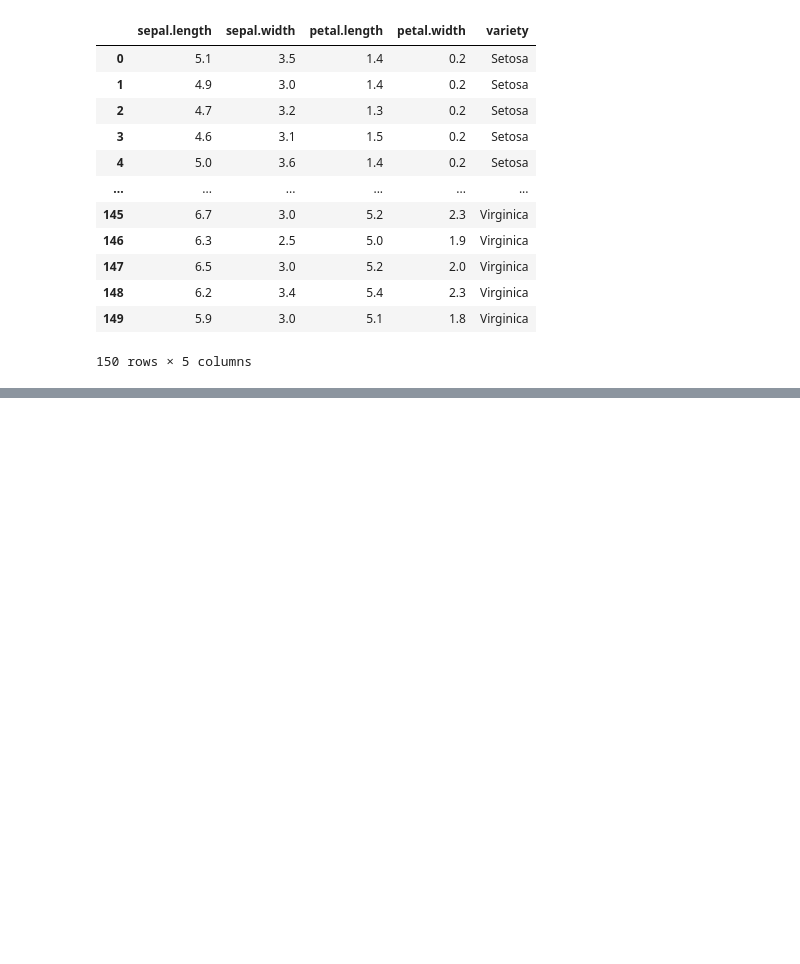
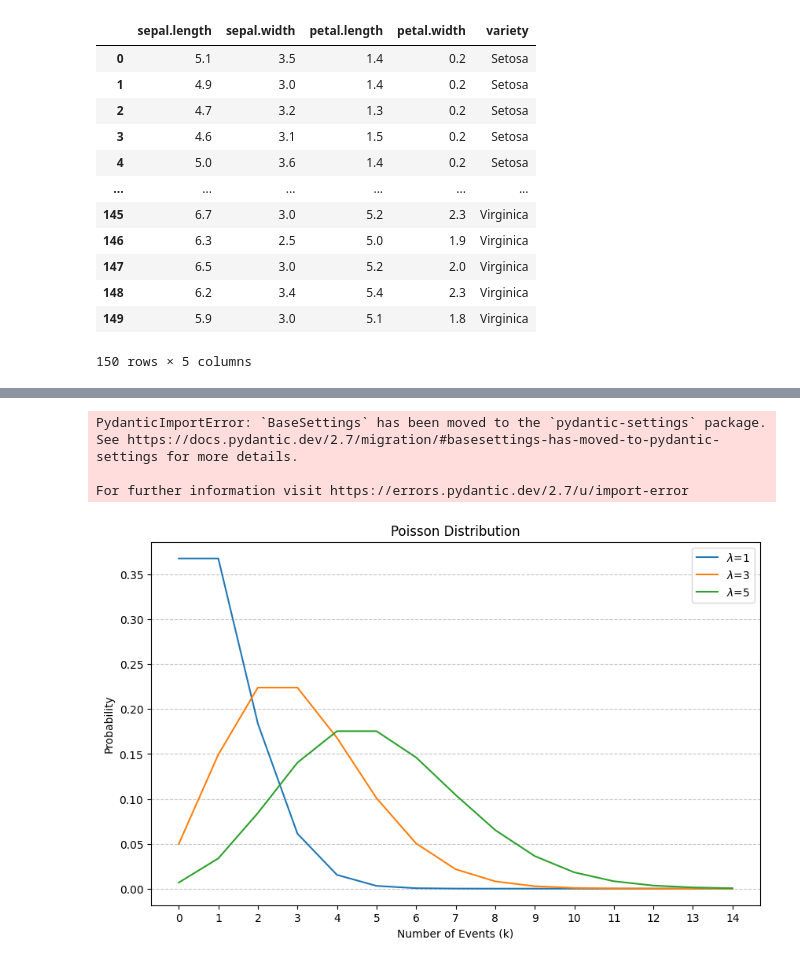
Before and after one commit to rakeshAtWork/Stats_Code, a Jupyter notebook: 1.StatsImplementation/2. DistributionOfData.ipynb, the cells around one changed output, grey strips where cells are left out. Saved outputs shown, nothing was run; the diff lists cells and outputs as text; code cells hidden in the pictures; blank space fills up the shorter version.

```diff
--- a/1.StatsImplementation/2. DistributionOfData.ipynb
+++ b/1.StatsImplementation/2. DistributionOfData.ipynb
@@ -59,0 +139,36 @@ df3
+# %%
+import pandas_profiling
+profile = data3.profile_report()
+# %% [output]
+PydanticImportError: `BaseSettings` has been moved to the `pydantic-settings` package. See https://docs.pydantic.dev/2.7/migration/#basesettings-has-moved-to-pydantic-settings for more details.
+
+For further information visit https://errors.pydantic.dev/2.7/u/import-error
+# %%
+import numpy as np
+import matplotlib.pyplot as plt
+from scipy.stats import poisson
+
+# Values of lambda (average rate parameter)
+lambdas = [1, 3, 5]
+
+# Generate x values (number of events)
+x = np.arange(0, 15)
+
+plt.figure(figsize=(10, 6))
+
+# Plot Poisson distribution for each lambda
+for lambda_ in lambdas:
+    # Calculate the PMF for each value of x
+    pmf = poisson.pmf(x, lambda_)
+    # Plot the PMF
+    plt.plot(x, pmf, label=f'$\lambda$={lambda_}')
+
+plt.title('Poisson Distribution')
+plt.xlabel('Number of Events (k)')
+plt.ylabel('Probability')
+plt.xticks(x)
+plt.grid(axis='y', linestyle='--', alpha=0.7)
+plt.legend()
+plt.show()
+# %% [output]
+[figure, added]
```
Also changed, not shown: parts of 7 cells of this notebook.
